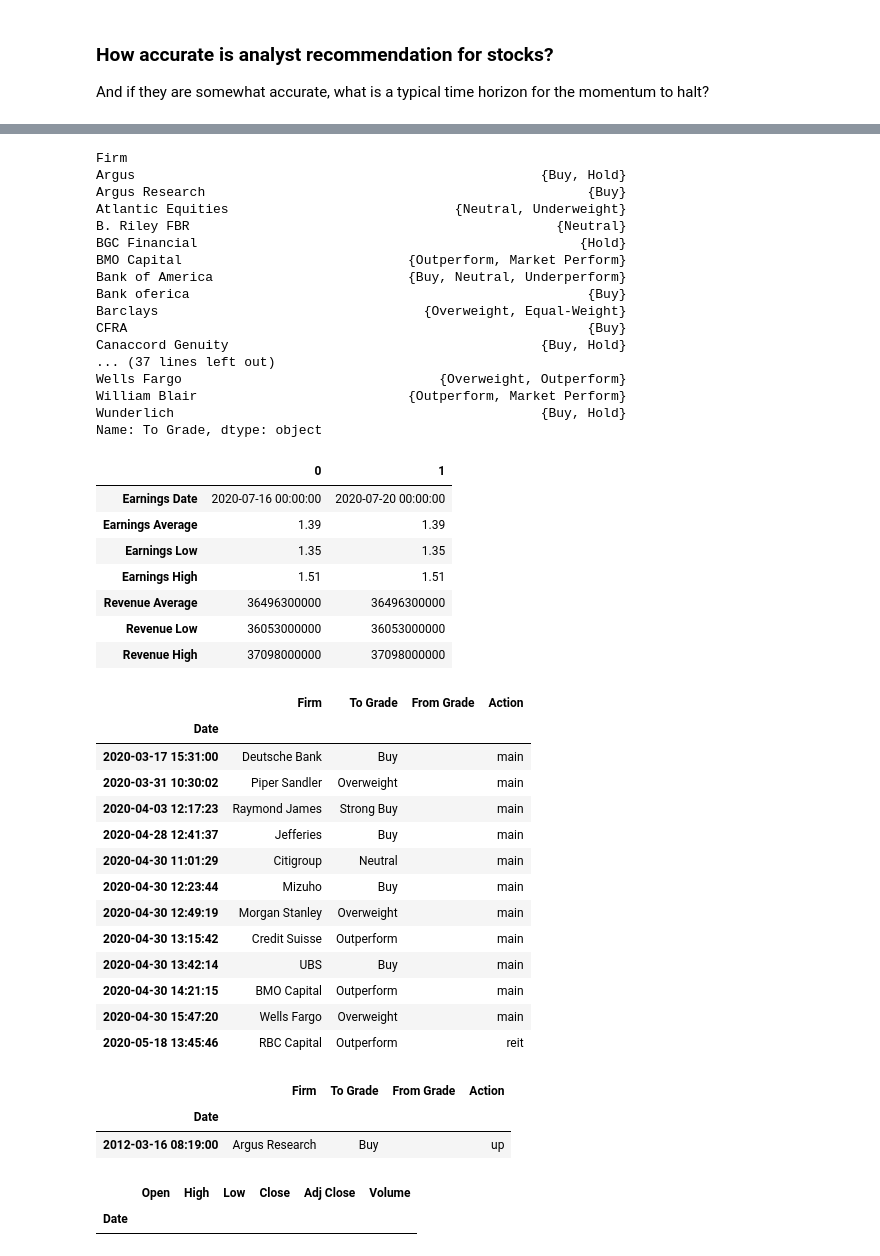
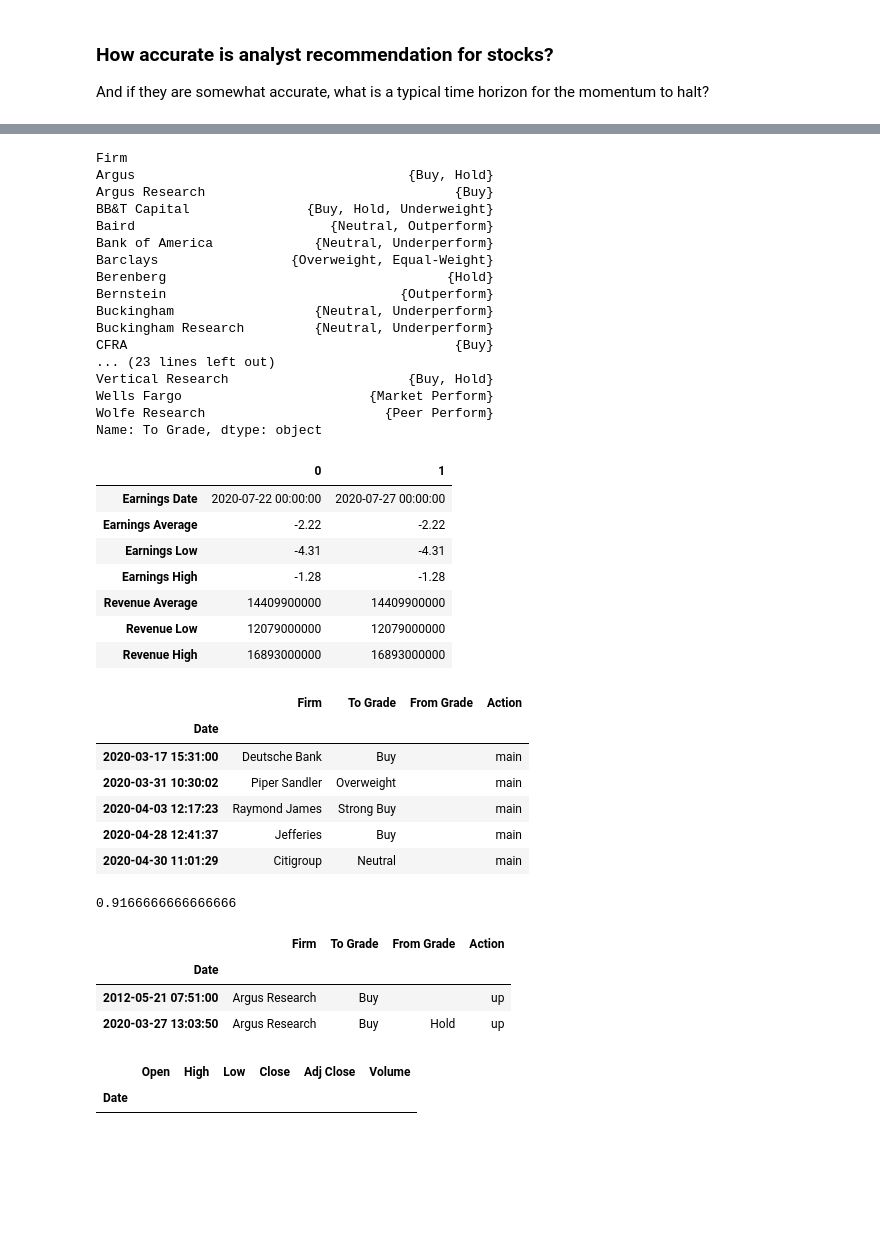
Before and after one commit to zhehaowang/zhehao.me, a Jupyter notebook: notebooks/Analyst ratings.ipynb, the cells around one changed output, grey strips where cells are left out. Cells and saved outputs as stored; diff of their text form; code cells hidden in the pictures; blank space fills up the shorter version.

Commit message:
notebooks: attempt to analyze sp500 analyst ratings

```diff
--- a/notebooks/Analyst ratings.ipynb
+++ b/notebooks/Analyst ratings.ipynb
@@ -8,7 +8,7 @@ import yfinance as yf
 import pandas as pd
 # %%
 # unique actions for each firm
-ticker = yf.Ticker("MSFT")
+ticker = yf.Ticker("BA")
 ticker.recommendations.groupby("Firm")["Action"].apply(set)
 # %% [output]
 Firm
@@ -33,54 +33,47 @@ Name: Action, dtype: object
 ticker.recommendations.groupby("Firm")["To Grade"].apply(set)
 # %% [output]
 Firm
-Argus                                                    {Buy, Hold}
-Argus Research                                                 {Buy}
-Atlantic Equities                             {Neutral, Underweight}
-B. Riley FBR                                               {Neutral}
-BGC Financial                                                 {Hold}
-BMO Capital                             {Outperform, Market Perform}
-Bank of America                         {Buy, Neutral, Underperform}
-Bank oferica                                                   {Buy}
-Barclays                                  {Overweight, Equal-Weight}
-CFRA                                                           {Buy}
-Canaccord Genuity                                        {Buy, Hold}
-... (37 lines left out)
-Wells Fargo                                 {Overweight, Outperform}
-William Blair                           {Outperform, Market Perform}
-Wunderlich                                               {Buy, Hold}
+Argus                                   {Buy, Hold}
+Argus Research                                {Buy}
+BB&T Capital               {Buy, Hold, Underweight}
+Baird                         {Neutral, Outperform}
+Bank of America             {Neutral, Underperform}
+Barclays                 {Overweight, Equal-Weight}
+Berenberg                                    {Hold}
+Bernstein                              {Outperform}
+Buckingham                  {Neutral, Underperform}
+Buckingham Research         {Neutral, Underperform}
+CFRA                                          {Buy}
+... (23 lines left out)
+Vertical Research                       {Buy, Hold}
+Wells Fargo                        {Market Perform}
+Wolfe Research                       {Peer Perform}
 Name: To Grade, dtype: object
 # %%
 ticker.calendar
 # %% [output]
 |  | 0 | 1 |
-| Earnings Date | 2020-07-16 00:00:00 | 2020-07-20 00:00:00 |
-| Earnings Average | 1.39 | 1.39 |
-| Earnings Low | 1.35 | 1.35 |
-| Earnings High | 1.51 | 1.51 |
-| Revenue Average | 36496300000 | 36496300000 |
-| Revenue Low | 36053000000 | 36053000000 |
-| Revenue High | 37098000000 | 37098000000 |
+| Earnings Date | 2020-07-22 00:00:00 | 2020-07-27 00:00:00 |
+| Earnings Average | -2.22 | -2.22 |
+| Earnings Low | -4.31 | -4.31 |
+| Earnings High | -1.28 | -1.28 |
+| Revenue Average | 14409900000 | 14409900000 |
+| Revenue Low | 12079000000 | 12079000000 |
+| Revenue High | 16893000000 | 16893000000 |
 # %%
 # get latest analyst ratings
 import dateutil
 
 date_cutoff = dateutil.parser.parse("2020-03-01")
 
 latest_rec = ticker.recommendations.sort_values('Date').groupby("Firm").tail(1)
 latest_rec = lastest_rec[lastest_rec.index > date_cutoff]
-latest_rec
+latest_rec.head()
 # %% [output]
 |  | Firm | To Grade | From Grade | Action |
 | Date |  |  |  |  |
 | 2020-03-17 15:31:00 | Deutsche Bank | Buy |  | main |
 | 2020-03-31 10:30:02 | Piper Sandler | Overweight |  | main |
 | 2020-04-03 12:17:23 | Raymond James | Strong Buy |  | main |
 | 2020-04-28 12:41:37 | Jefferies | Buy |  | main |
 | 2020-04-30 11:01:29 | Citigroup | Neutral |  | main |
-| 2020-04-30 12:23:44 | Mizuho | Buy |  | main |
-| 2020-04-30 12:49:19 | Morgan Stanley | Overweight |  | main |
-| 2020-04-30 13:15:42 | Credit Suisse | Outperform |  | main |
-| 2020-04-30 13:42:14 | UBS | Buy |  | main |
-| 2020-04-30 14:21:15 | BMO Capital | Outperform |  | main |
-| 2020-04-30 15:47:20 | Wells Fargo | Overweight |  | main |
-| 2020-05-18 13:45:46 | RBC Capital | Outperform |  | reit |
@@ -87,3 +97,7 @@ latest_rec
+# %%
+score_ratings(latest_rec)
+# %% [output]
+0.9166666666666666
 # %%
 rdf = ticker.recommendations
 # verifying they indeed don't have later actions
@@ -91,7 +105,8 @@ rdf[rdf['Firm'] == 'Argus Research']
 # %% [output]
 |  | Firm | To Grade | From Grade | Action |
 | Date |  |  |  |  |
-| 2012-03-16 08:19:00 | Argus Research | Buy |  | up |
+| 2012-05-21 07:51:00 | Argus Research | Buy |  | up |
+| 2020-03-27 13:03:50 | Argus Research | Buy | Hold | up |
 # %%
 ticker.financials
 # %% [output]
```
Also changed, not shown: parts of 10 cells of this notebook, 3 other files.
